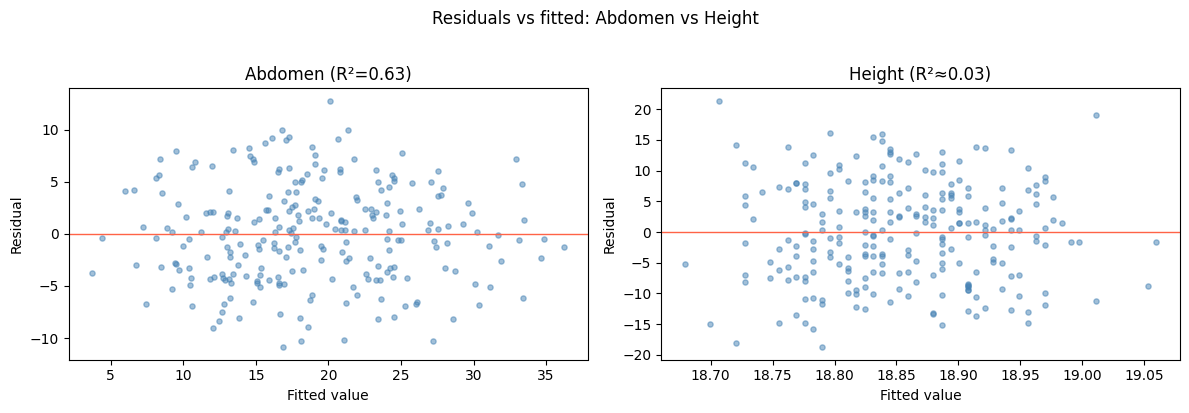
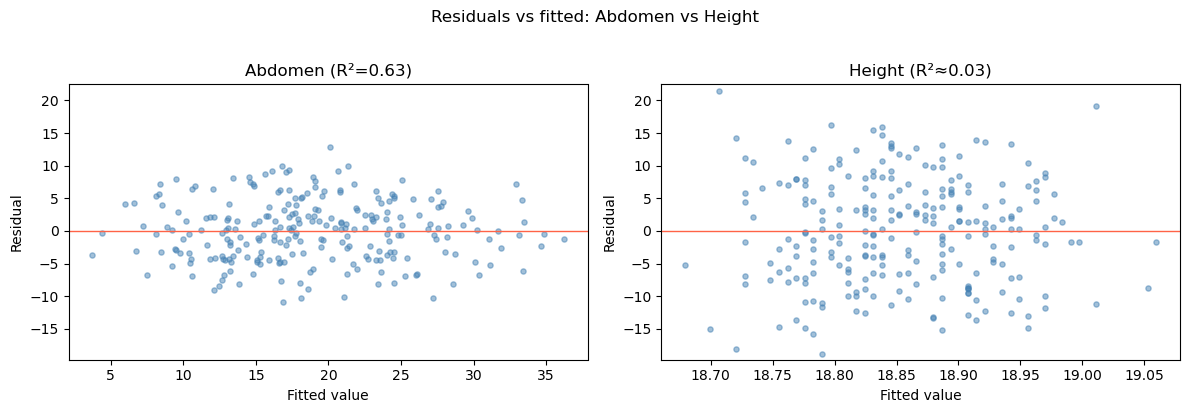
The notebook cell's code change between the first figure and the second:
--- before
+++ after
@@ -5,6 +5,9 @@
 res_h = y - yh_h
 
-print(f"Height model:   R² = {r_squared(y, yh_h):.3f},  RMSE = {rmse(y, yh_h):.3f}")
-print(f"Abdomen model:  R² = {r_squared(y, y_hat):.3f},  RMSE = {rmse(y, y_hat):.3f}")
+print(f"Height model:   R\u00b2 = {r_squared(y, yh_h):.3f},  RMSE = {rmse(y, yh_h):.3f}")
+print(f"Abdomen model:  R\u00b2 = {r_squared(y, y_hat):.3f},  RMSE = {rmse(y, y_hat):.3f}")
+
+all_res = np.concatenate([residuals, res_h])
+ylim = (all_res.min() * 1.05, all_res.max() * 1.05)
 
 fig, axes = plt.subplots(1, 2, figsize=(12, 4))
@@ -13,5 +16,5 @@
     [y_hat, yh_h],
     [residuals, res_h],
-    ['Abdomen (R²=0.63)', 'Height (R²≈0.03)']
+    ['Abdomen (R\u00b2=0.63)', 'Height (R\u00b2\u22480.03)']
 ):
     ax.scatter(fitted, res, s=14, alpha=0.5, color='steelblue')
@@ -20,4 +23,5 @@
     ax.set_ylabel('Residual')
     ax.set_title(title)
+    ax.set_ylim(ylim)
 
 plt.suptitle('Residuals vs fitted: Abdomen vs Height', y=1.02)

Commit: Minor adjustments - addedd more DAG examples